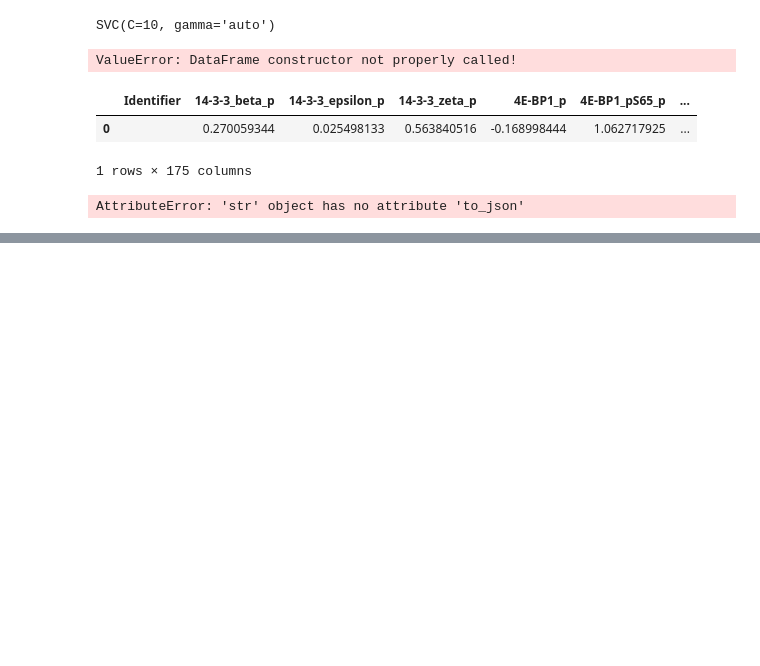
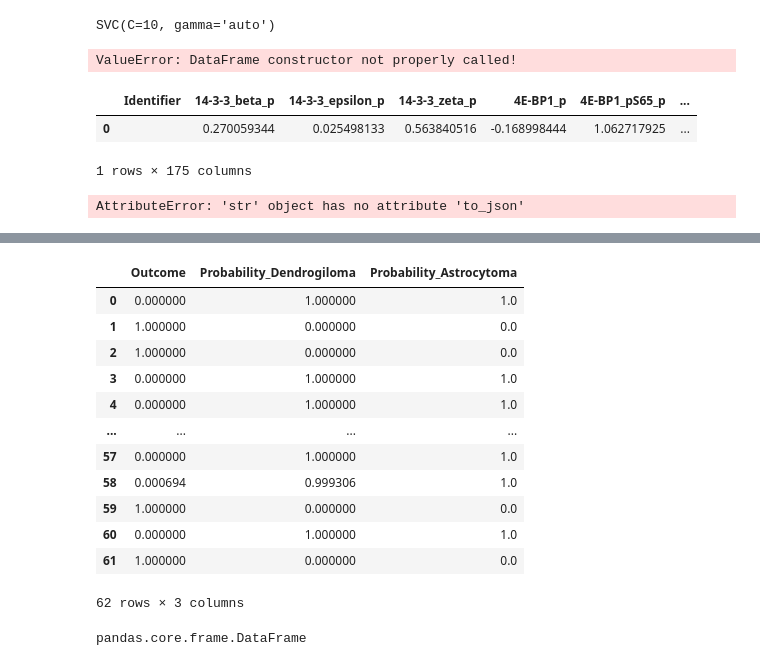
Before and after one commit to Klara-haas/brain_proteomics, a Jupyter notebook: api/jfschulz_notebooks/jfschulz_api.ipynb, the cells around one changed output, grey strips where cells are left out. Drawn from its saved outputs; the diff is of its cells as text; code cells hidden in the pictures; blank space fills up the shorter version.

Commit message:
API can run prediction for several samples and website can display it as table that is easily interpretable for the user

```diff
--- a/api/jfschulz_notebooks/jfschulz_api.ipynb
+++ b/api/jfschulz_notebooks/jfschulz_api.ipynb
@@ -921,0 +1056,21 @@ AttributeError: 'str' object has no attribute 'to_json'
+# %%
+pd.DataFrame(result_dict).transpose().rename(columns={0: "Outcome", 1: "Probability_Dendrogiloma", 2: "Probability_Astrocytoma"})
+# %% [output]
+|  | Outcome | Probability_Dendrogiloma | Probability_Astrocytoma |
+| 0 | 0.000000 | 1.000000 | 1.0 |
+| 1 | 1.000000 | 0.000000 | 0.0 |
+| 2 | 1.000000 | 0.000000 | 0.0 |
+| 3 | 0.000000 | 1.000000 | 1.0 |
+| 4 | 0.000000 | 1.000000 | 1.0 |
+| ... | ... | ... | ... |
+| 57 | 0.000000 | 1.000000 | 1.0 |
+| 58 | 0.000694 | 0.999306 | 1.0 |
+| 59 | 1.000000 | 0.000000 | 0.0 |
+| 60 | 0.000000 | 1.000000 | 1.0 |
+| 61 | 1.000000 | 0.000000 | 0.0 |
+62 rows × 3 columns
+# %%
+result_df = pd.DataFrame
+result_df
+# %% [output]
+pandas.core.frame.DataFrame
```
Also changed, not shown: parts of 15 cells of this notebook, 2 other files.
